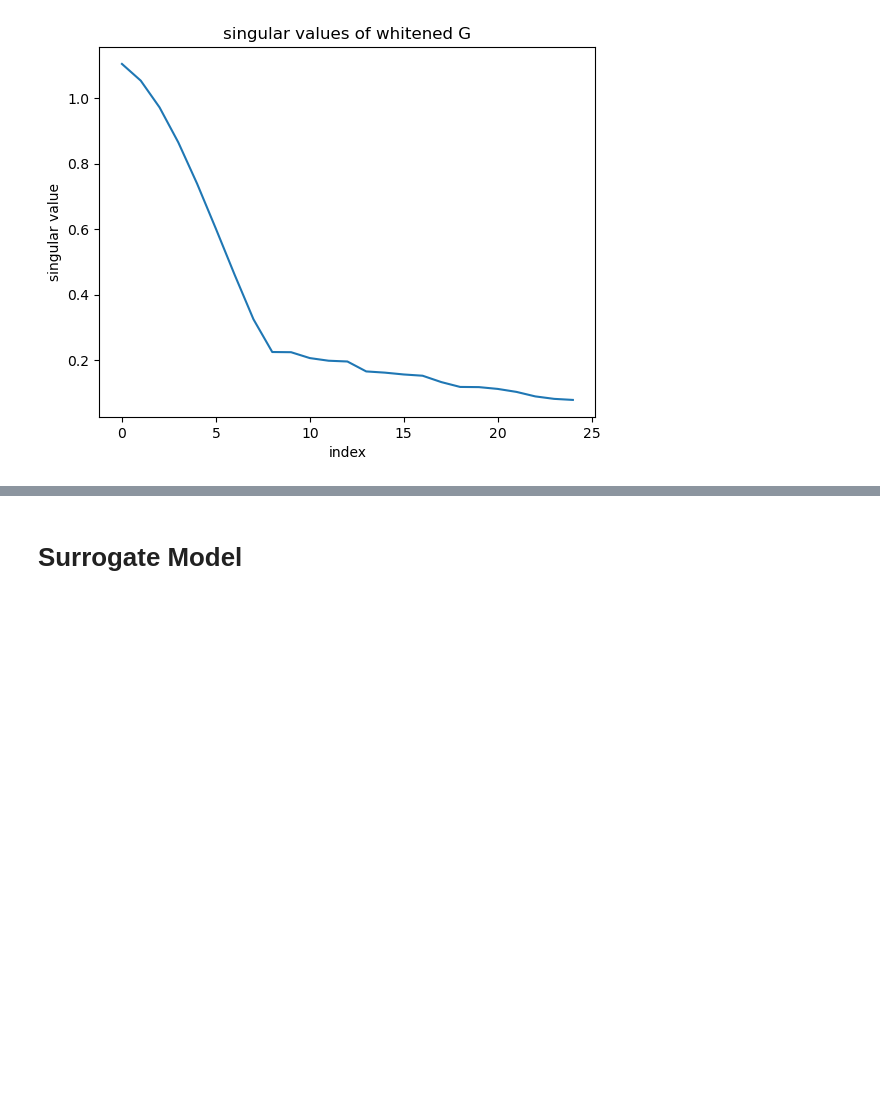
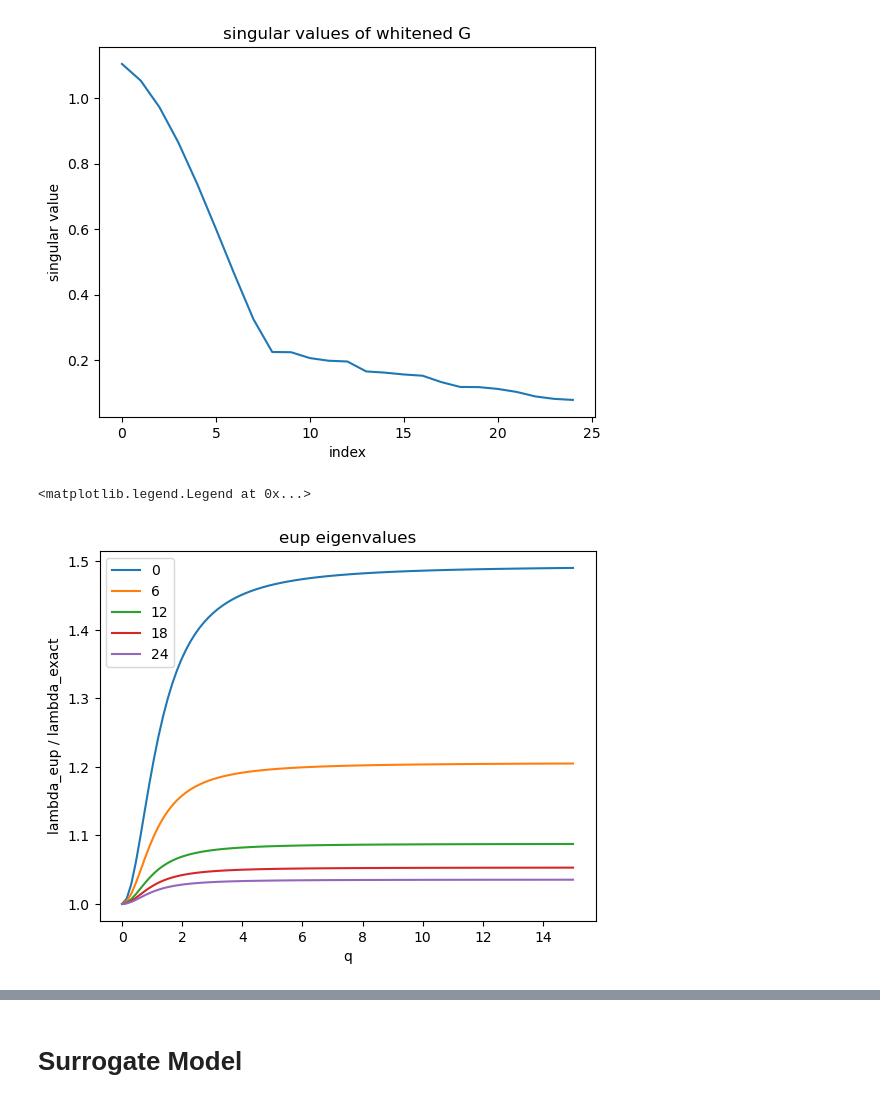
Before and after one commit to arob5/Bayesian-inference-with-surrogates, a Jupyter notebook: experiments/linear_Gaussian/linear_Gaussian_experiment.ipynb, the cells around one changed output, grey strips where cells are left out. Saved outputs shown, nothing was run; the diff lists cells and outputs as text; code cells hidden in the pictures; blank space fills up the shorter version.

Commit message:
Added eigenvalue plots

```diff
--- a/experiments/linear_Gaussian/linear_Gaussian_experiment.ipynb
+++ b/experiments/linear_Gaussian/linear_Gaussian_experiment.ipynb
@@ -141,0 +188,27 @@ display(whitened_svd_fig)
+# %%
+c0 = 1.0
+sig = 1.0
+
+U, s, Vh = np.linalg.svd(G)
+q_vals = np.linspace(0, 15, num=100)
+
+eig_exact = lambda_exact(s, c0=c0, sig=sig)
+eig_eup = lambda_eup(s, q_vals, c0=c0, sig=sig)
+eig_ep = lambda_ep(s, q_vals, c0=c0, sig=sig)
+
+eig_eup_norm = eig_eup / eig_exact
+eig_ep_norm = eig_ep / eig_exact
+# %%
+idcs = np.arange(0, 25, 6).astype(int)
+labels = [str(idx) for idx in idcs]
+
+fig, ax = plt.subplots(2, 1, figsize=(8,4))
+
+eup_eig_plot = ax.plot(q_vals, eig_eup_norm[:,idcs])
+ax.set_title('eup eigenvalues')
+ax.set_xlabel('q')
+ax.set_ylabel('lambda_eup / lambda_exact')
+ax.legend(eup_eig_plot, labels)
+# %% [output]
+<matplotlib.legend.Legend at 0x...>
+[figure, added]
```
Also changed, not shown: parts of 2 cells of this notebook.
